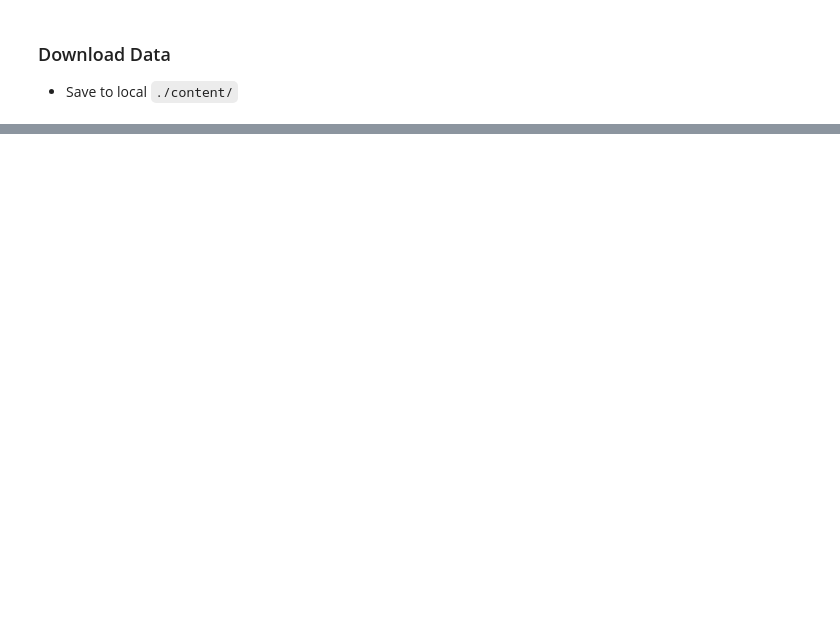
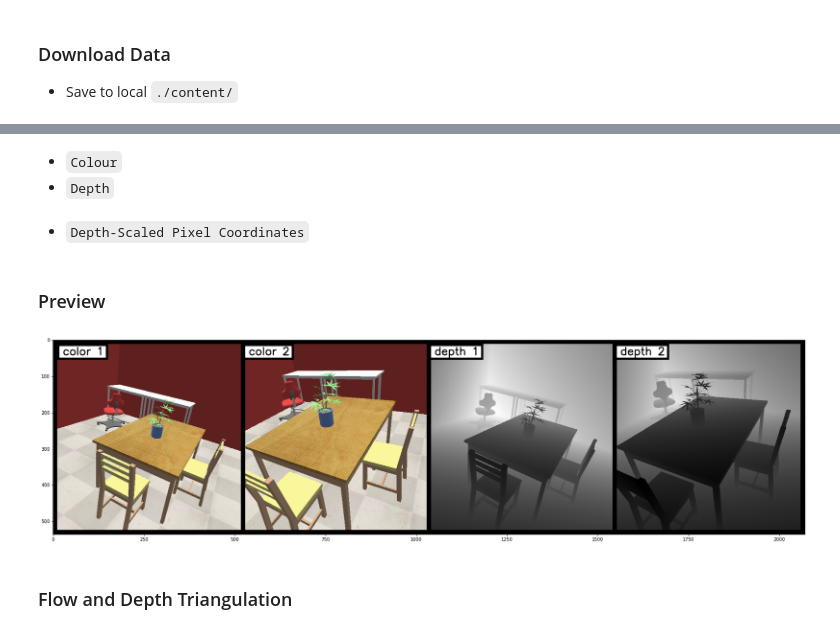
Before and after one commit to lukexyz/ivy_notebooks, a Jupyter notebook: notebooks/00_ivy_vision.ipynb, the cells around one changed output, grey strips where cells are left out. Saved outputs shown, nothing was run; the diff lists cells and outputs as text; code cells hidden in the pictures; blank space fills up the shorter version.

Commit message:
complete flow and depth triangulation

```diff
--- a/notebooks/00_ivy_vision.ipynb
+++ b/notebooks/00_ivy_vision.ipynb
@@ -348,0 +336,14 @@ ImportError: module ivy.tensorflow not in sys.modules
+# %%
+# common intrinsic params
+img_dims = [512, 512]
+pp_offsets = ivy.array([dim / 2 - 0.5 for dim in img_dims], 'float32')
+cam_persp_angles = ivy.array([60 * np.pi / 180] * 2, 'float32')
+
+# ivy cam intrinsics container
+intrinsics = ivy_vision.persp_angles_and_pp_offsets_to_intrinsics_object(
+    cam_persp_angles, pp_offsets, img_dims)
+
+# extrinsic params
+# 3 x 4
+cam1_inv_ext_mat = ivy.array(np.load('/content/cam1_inv_ext_mat.npy'), 'float32')
+cam2_inv_ext_mat = ivy.array(np.load('/content/cam2_inv_ext_mat.npy'), 'float32')
@@ -348,0 +376,33 @@ ImportError: module ivy.tensorflow not in sys.modules
+# %% [markdown]
+* `Colour`
+* `Depth`
+# %%
+# h x w x 3
+color1 = ivy.array(cv2.imread('content/rgb1.png').astype(np.float32) / 255)
+color2 = ivy.array(cv2.imread('content/rgb2.png').astype(np.float32) / 255)
+
+# h x w x 1
+depth1 = ivy.array(np.reshape(np.frombuffer(cv2.imread(
+    'content/depth1.png', -1).tobytes(), np.float32), img_dims + [1]))
+depth2 = ivy.array(np.reshape(np.frombuffer(cv2.imread(
+    'content/depth2.png', -1).tobytes(), np.float32), img_dims + [1]))
+# %% [markdown]
+* `Depth-Scaled Pixel Coordinates`
+# %%
+# h x w x 3
+u_pix_coords = ivy_vision.create_uniform_pixel_coords_image(img_dims)
+ds_pixel_coords1 = u_pix_coords * depth1
+ds_pixel_coords2 = u_pix_coords * depth2
+
+# limits
+depth_min = ivy.reduce_min(ivy.concatenate((depth1, depth2), 0))
+depth_max = ivy.reduce_max(ivy.concatenate((depth1, depth2), 0))
+depth_limits = [depth_min, depth_max]
+# %% [markdown]
+### Preview
+# %%
+show_rgb_and_depth_images(color1, color2, depth1, depth2, depth_limits)
+# %% [output]
+[figure, added]
+# %% [markdown]
+### Flow and Depth Triangulation
```
Also changed, not shown: parts of 23 cells of this notebook.
